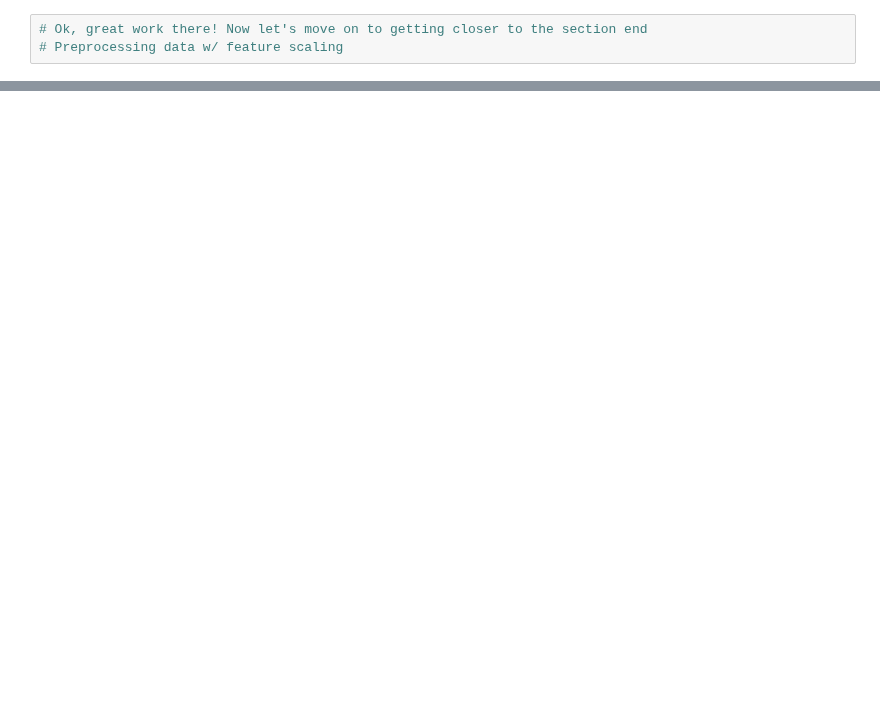
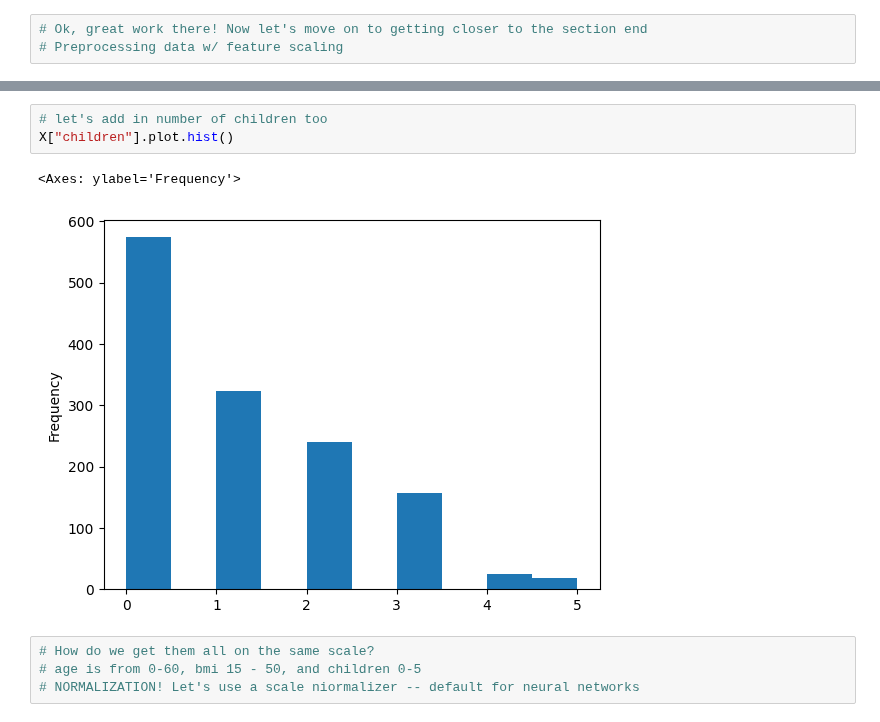
Before and after one commit to BakerSec/tensorflow, a Jupyter notebook: 01_Neural_Network_Regression_with_Tensorflow_A.ipynb, the cells around one changed output, grey strips where cells are left out. Saved outputs shown, nothing was run; the diff lists cells and outputs as text; blank space fills up the shorter version.

```diff
--- a/01_Neural_Network_Regression_with_Tensorflow_A.ipynb
+++ b/01_Neural_Network_Regression_with_Tensorflow_A.ipynb
@@ -993,0 +1026,10 @@ Text(0.5, 0, 'epochs')
+# %%
+# let's add in number of children too
+X["children"].plot.hist()
+# %% [output]
+<Axes: ylabel='Frequency'>
+[figure, added]
+# %%
+# How do we get them all on the same scale?
+# age is from 0-60, bmi 15 - 50, and children 0-5
+# NORMALIZATION! Let's use a scale niormalizer -- default for neural networks
```
Also changed, not shown: parts of 52 cells of this notebook.
